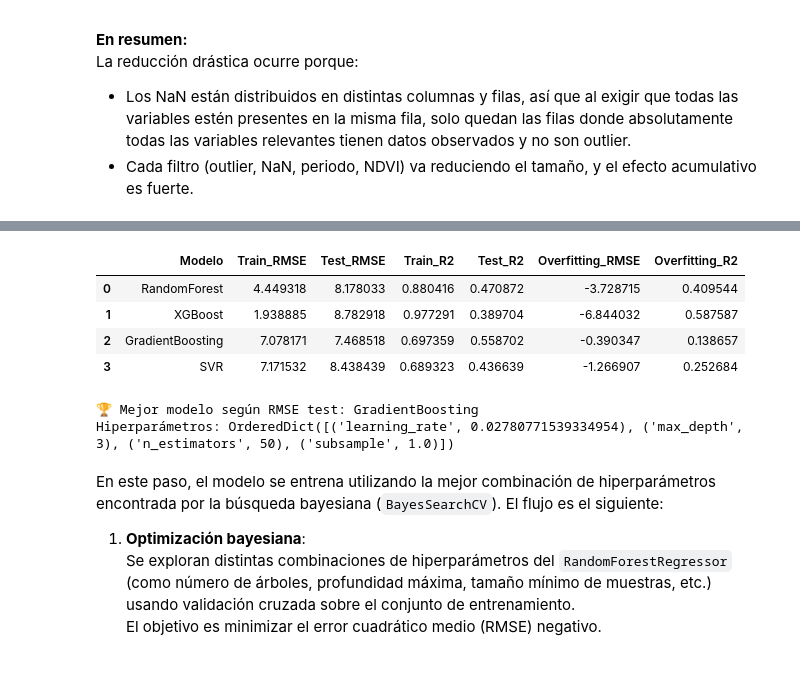
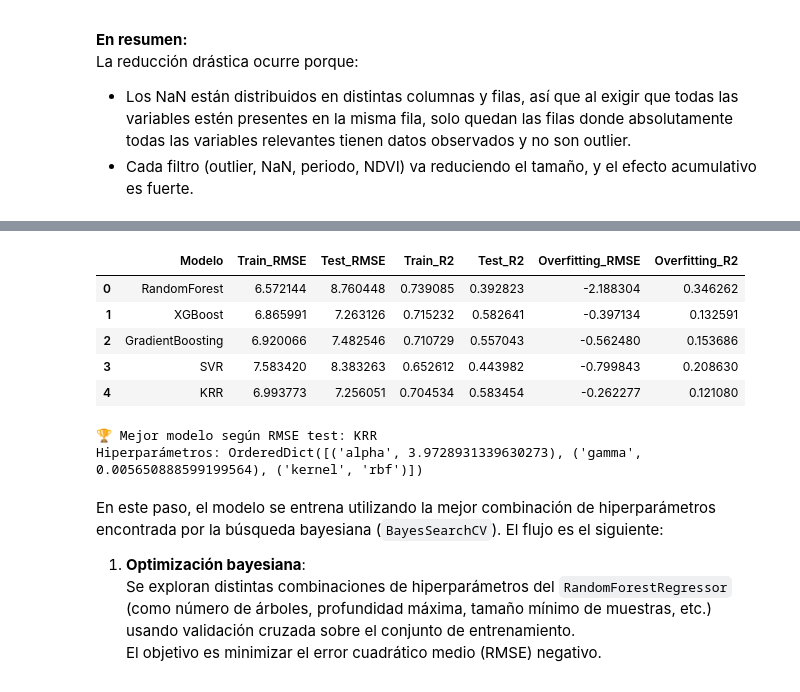
Before and after one commit to josedavidmdj/hackatonfnc, a Jupyter notebook: Modelo_version_#3.ipynb, the cells around one changed output, grey strips where cells are left out. Cells and saved outputs as stored; diff of their text form; code cells hidden in the pictures.

```diff
--- a/Modelo_version_#3.ipynb
+++ b/Modelo_version_#3.ipynb
@@ -726,6 +733,7 @@ Name: PRI, dtype: float64
 # 8. Preparar datos para modelar
 # ---------------------------
 X = df_modelo[variables_entrada]
+X = X.drop(columns=['P'])  # Eliminar variables temporales no necesarias
 y = df_modelo[variable_objetivo]
 
 # Normalizar
@@ -815,6 +829,7 @@ from skopt.space import Integer, Real, Categorical
 from sklearn.ensemble import RandomForestRegressor, GradientBoostingRegressor
 from sklearn.svm import SVR
 from xgboost import XGBRegressor
+from sklearn.kernel_ridge import KernelRidge
 from sklearn.model_selection import TimeSeriesSplit
 from sklearn.metrics import mean_squared_error, mean_absolute_error, r2_score
 import pandas as pd
@@ -822,29 +837,36 @@ import numpy as np  # Asegura que np.sqrt esté disponible
 
 modelos = {
     'RandomForest': (RandomForestRegressor(random_state=42), {
-        'n_estimators': Integer(50, 300),
-        'max_depth': Integer(3, 20),
+        'n_estimators': Integer(2, 20),  # Reducido para evitar sobreajuste en pocos datos
+        'max_depth': Integer(2, 4),
         'min_samples_split': Integer(2, 10),
         'min_samples_leaf': Integer(1, 8),
         'max_features': Real(0.5, 1.0, prior='uniform')
     }),
     'XGBoost': (XGBRegressor(random_state=42, verbosity=0, n_jobs=-1), {
-        'n_estimators': Integer(50, 300),
-        'max_depth': Integer(3, 20),
+        'n_estimators': Integer(2,20),
+        'max_depth': Integer(2, 4),
         'learning_rate': Real(0.01, 0.3, prior='log-uniform'),
         'subsample': Real(0.5, 1.0),
-        'colsample_bytree': Real(0.5, 1.0)
+        'colsample_bytree': Real(0.5, 1.0),
+        'reg_alpha': Real(1e-1, 1.0, prior='log-uniform'),  # L1 regularization
+        'reg_lambda': Real(1e-1, 1.0, prior='log-uniform')  # L2 regularization
     }),
     'GradientBoosting': (GradientBoostingRegressor(random_state=42), {
-        'n_estimators': Integer(50, 300),
-        'max_depth': Integer(3, 20),
+        'n_estimators': Integer(2,20),
+        'max_depth': Integer(2,4),
         'learning_rate': Real(0.01, 0.3, prior='log-uniform'),
         'subsample': Real(0.5, 1.0)
     }),
     'SVR': (SVR(), {
-        'C': Real(0.1, 10.0, prior='log-uniform'),
+        'C': Real(0.001, 0.01, prior='log-uniform'),
         'epsilon': Real(0.01, 1.0, prior='log-uniform'),
         'kernel': Categorical(['rbf', 'linear'])
+    }),
+    'KRR': (KernelRidge(), {
+        'alpha': Real(1e-1, 10.0, prior='log-uniform'),  # regularization strength
+        'kernel': Categorical(['linear', 'rbf', 'poly']),
+        'gamma': Real(1e-4, 1.0, prior='log-uniform')   # only relevant for rbf/poly
     })
 }
 
@@ -857,9 +879,9 @@ for nombre, (modelo, espacio) in modelos.items():
     opt = BayesSearchCV(
         modelo,
         espacio,
-        n_iter=24,
+        n_iter=5,
         cv=cv,
-        scoring='neg_root_mean_squared_error',
+        scoring='r2',
         n_jobs=-1,
         random_state=42,
         verbose=0
@@ -918,10 +946,11 @@ WARNING: You are using pip version 21.2.4; however, version 25.1.1 is available.
 |  | Modelo | Train_RMSE | Test_RMSE | Train_R2 | Test_R2 | Overfitting_RMSE | Overfitting_R2 |
-| 0 | RandomForest | 4.449318 | 8.178033 | 0.880416 | 0.470872 | -3.728715 | 0.409544 |
-| 1 | XGBoost | 1.938885 | 8.782918 | 0.977291 | 0.389704 | -6.844032 | 0.587587 |
-| 2 | GradientBoosting | 7.078171 | 7.468518 | 0.697359 | 0.558702 | -0.390347 | 0.138657 |
-| 3 | SVR | 7.171532 | 8.438439 | 0.689323 | 0.436639 | -1.266907 | 0.252684 |
+| 0 | RandomForest | 6.572144 | 8.760448 | 0.739085 | 0.392823 | -2.188304 | 0.346262 |
+| 1 | XGBoost | 6.865991 | 7.263126 | 0.715232 | 0.582641 | -0.397134 | 0.132591 |
+| 2 | GradientBoosting | 6.920066 | 7.482546 | 0.710729 | 0.557043 | -0.562480 | 0.153686 |
+| 3 | SVR | 7.583420 | 8.383263 | 0.652612 | 0.443982 | -0.799843 | 0.208630 |
+| 4 | KRR | 6.993773 | 7.256051 | 0.704534 | 0.583454 | -0.262277 | 0.121080 |
-🏆 Mejor modelo según RMSE test: GradientBoosting
-Hiperparámetros: OrderedDict([('learning_rate', 0.02780771539334954), ('max_depth', 3), ('n_estimators', 50), ('subsample', 1.0)])
+🏆 Mejor modelo según RMSE test: KRR
+Hiperparámetros: OrderedDict([('alpha', 3.9728931339630273), ('gamma', 0.005650888599199564), ('kernel', 'rbf')])
 # %% [markdown]
 En este paso, el modelo se entrena utilizando la mejor combinación de hiperparámetros encontrada por la búsqueda bayesiana (`BayesSearchCV`). El flujo es el siguiente:
 
```
Also changed, not shown: parts of 13 cells of this notebook.
